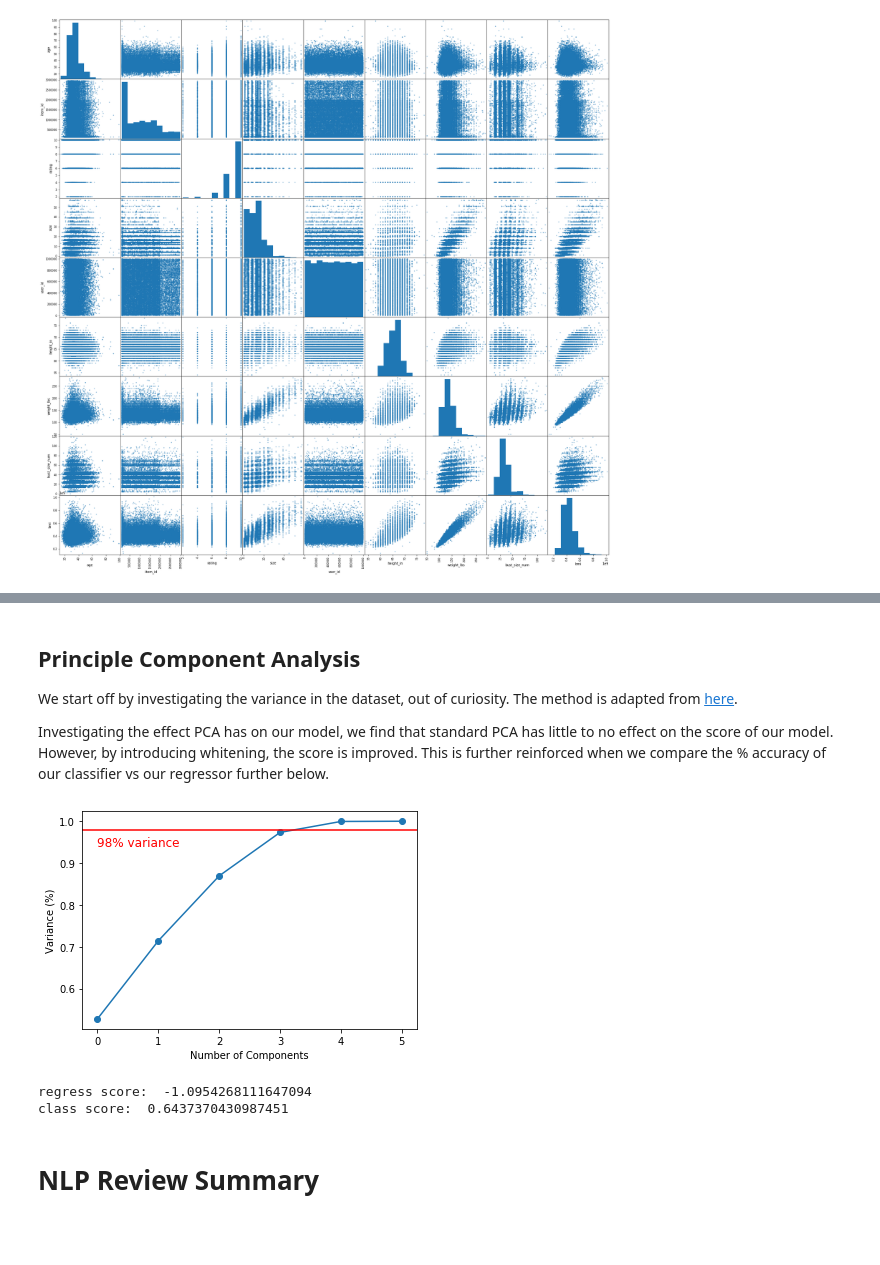
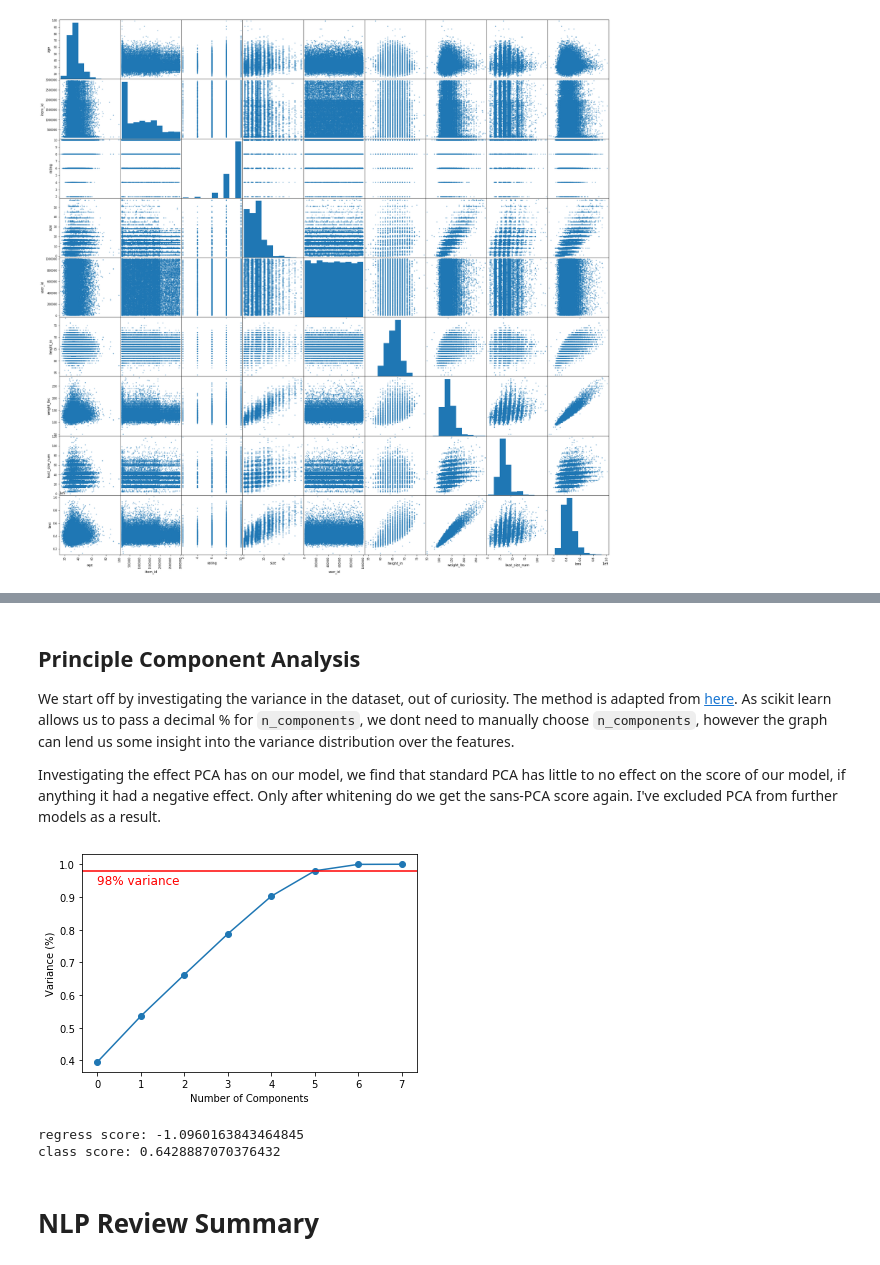
Before and after one commit to Strum355/CS4618-Reviews-Predictor, a Jupyter notebook: Assignment 1.ipynb, the cells around one changed output, grey strips where cells are left out. Saved outputs shown, nothing was run; the diff lists cells and outputs as text; code cells hidden in the pictures; blank space fills up the shorter version.

```diff
--- a/Assignment 1.ipynb
+++ b/Assignment 1.ipynb
@@ -101,7 +105,7 @@ weight nans: 7542
 # %% [markdown]
 Quite a number of NaNs in this dataset. For a first pass, we will work with a dataset that has any rows with a NaN simply dropped. We can work with alternative methods later on
 # %%
-df_no_nan = df
+df_no_nan = df.copy()
 for column in df.columns:
     df_no_nan = (df_no_nan[~(df_no_nan[column].isna())]).copy()
     df_no_nan.reset_index(drop=True, inplace=True)
@@ -210,29 +217,29 @@ class score:  0.6440534642662302
 # %% [markdown]
 ## Principle Component Analysis
-We start off by investigating the variance in the dataset, out of curiosity. The method is adapted from [here](https://towardsdatascience.com/an-approach-to-choosing-the-number-of-components-in-a-principal-component-analysis-pca-3b9f3d6e73fe).
+We start off by investigating the variance in the dataset, out of curiosity. The method is adapted from [here](https://towardsdatascience.com/an-approach-to-choosing-the-number-of-components-in-a-principal-component-analysis-pca-3b9f3d6e73fe). As scikit learn allows us to pass a decimal % for `n_components`, we dont need to manually choose `n_components`, however the graph can lend us some insight into the variance distribution over the features.
 
-Investigating the effect PCA has on our model, we find that standard PCA has little to no effect on the score of our model. However, by introducing whitening, the score is improved. This is further reinforced when we compare the % accuracy of our classifier vs our regressor further below.
+Investigating the effect PCA has on our model, we find that standard PCA has little to no effect on the score of our model, if anything it had a negative effect. Only after whitening do we get the sans-PCA score again. I've excluded PCA from further models as a result.
 # %%
-numerics = ['age', 'size', 'weight_lbs', 'height_in', 'bust_size_num', 'bmi']
+numerics = ['age', 'size', 'item_id', 'user_id', 'weight_lbs', 'height_in', 'bust_size_num', 'bmi']
 
 pre = ColumnTransformer([("num", StandardScaler(), numerics)], remainder="drop")
 
 scaled = pre.fit(shuffled).transform(shuffled)
 pca = PCA().fit(scaled)
 
 plt.figure()
 graph = plt.plot(np.cumsum(pca.explained_variance_ratio_), marker='o')
 plt.xlabel('Number of Components')
 plt.axhline(y=0.98, color='r')
 plt.text(0.0, 0.94, '98% variance', color = 'red', fontsize=12)
 plt.ylabel('Variance (%)')
 plt.show()
 # %% [output]
-[figure, old version]
+[figure, new version]
 # %%
-numerics = ['age', 'item_id', 'size', 'weight_lbs', 'height_in', 'bust_size_num', 'bmi']
+numerics = ['age', 'item_id', 'size', 'user_id', 'weight_lbs', 'height_in', 'bust_size_num', 'bmi']
 nominal = ['body type', 'category', 'fit', 'rented for']
-pca = ['age', 'size', 'weight_lbs', 'height_in', 'bust_size_num', 'bmi']
+pca = ['age', 'item_id', 'size', 'user_id', 'weight_lbs', 'height_in', 'bust_size_num', 'bmi']
 
 preprocessor = ColumnTransformer([
     ("num", StandardScaler(), numerics),
@@ -251,10 +258,10 @@ pipeline_class = Pipeline([
     ("est", LogisticRegression()),
 ])
 
-print("regress score: ", np.mean([cross_val_score(pipeline_regres, shuffled, y, scoring="neg_mean_absolute_error", cv=ss) for x in range(10)]))
-print("class score: ", np.mean([cross_val_score(pipeline_class, shuffled, y, scoring="accuracy", cv=ss) for x in range(10)]))
+print("regress score:", np.mean([cross_val_score(pipeline_regres, shuffled, y, scoring="neg_mean_absolute_error", cv=ss) for x in range(runs)]))
+print("class score:", np.mean([cross_val_score(pipeline_class, shuffled, y, scoring="accuracy", cv=ss) for x in range(runs)]))
 # %% [output]
-regress score:  -1.0954268111647094
-class score:  0.6437370430987451
+regress score: -1.0960163843464845
+class score: 0.6428887070376432
 # %% [markdown]
 # NLP Review  Summary
```
Also changed, not shown: parts of 16 cells of this notebook.
